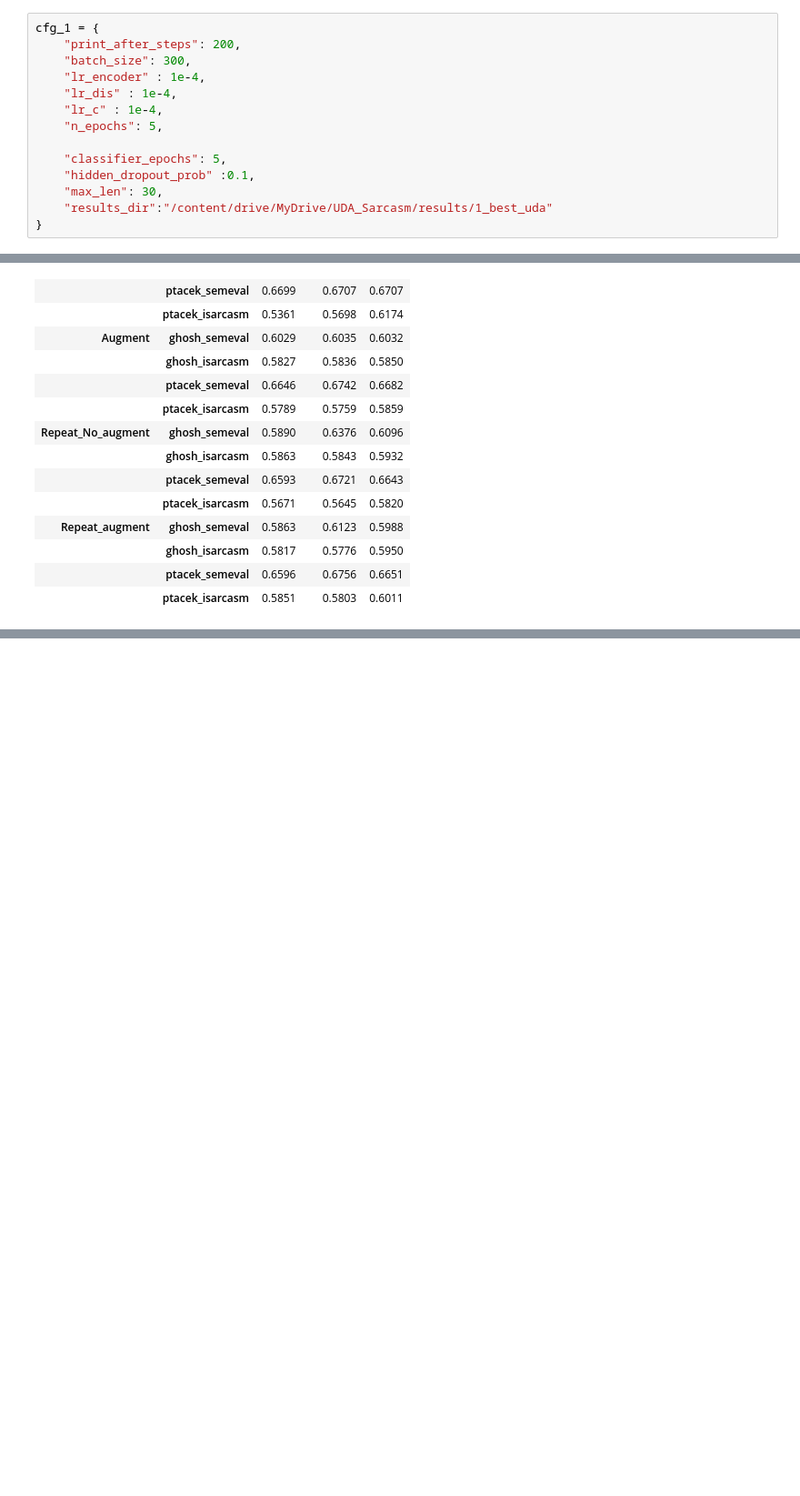
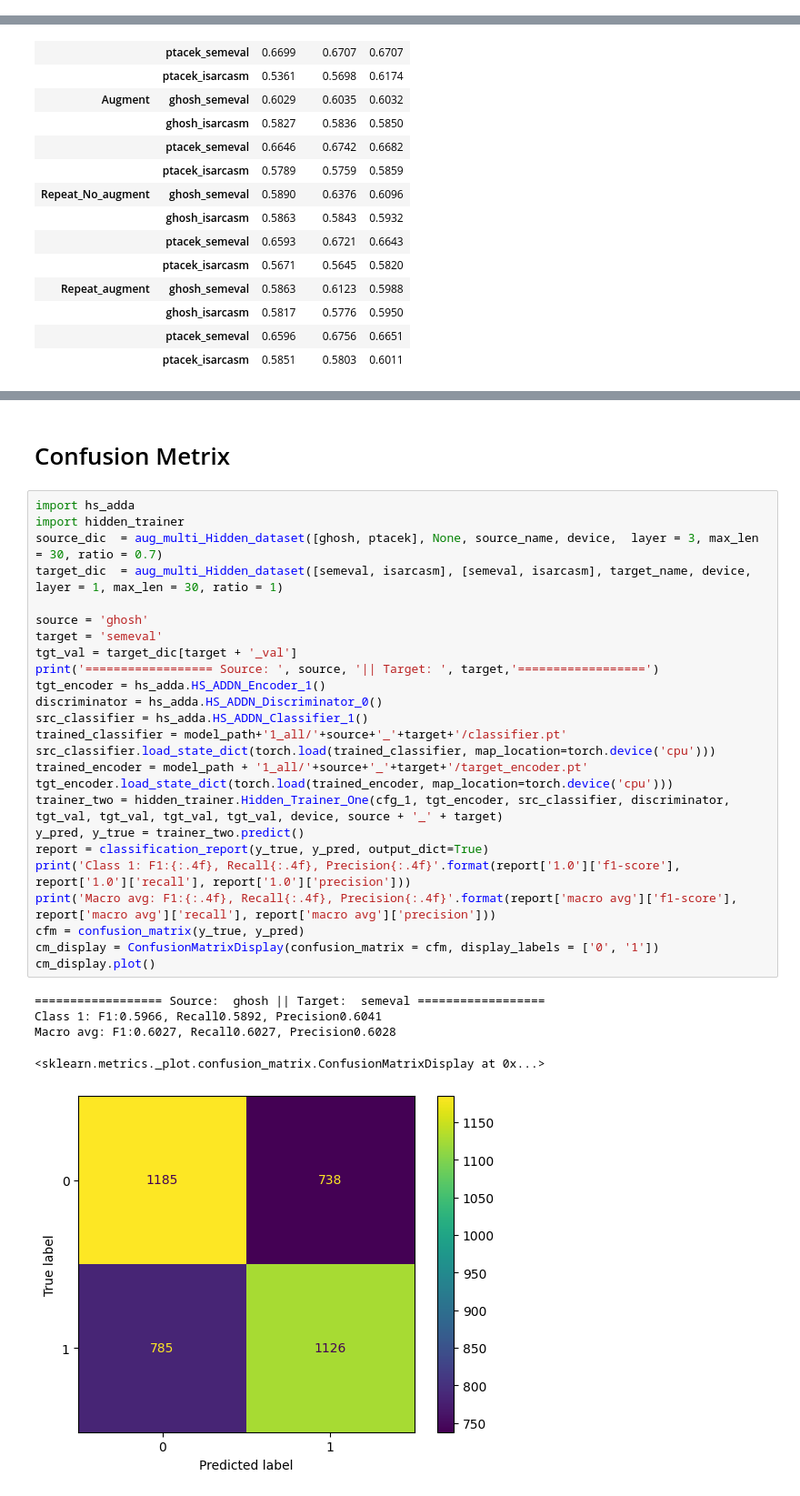
Before and after one commit to Simin404/UDA_Sarcasm, a Jupyter notebook: notebook/reproduce.ipynb, the cells around one changed output, grey strips where cells are left out. Shown at 91% size. Cells and saved outputs as stored; diff of their text form; blank space fills up the shorter version.

```diff
--- a/notebook/reproduce.ipynb
+++ b/notebook/reproduce.ipynb
@@ -71,14 +71,0 @@ Running on device: cuda
-# %%
-cfg_1 = {
-    "print_after_steps": 200,
-    "batch_size": 300,
-    "lr_encoder" : 1e-4,
-    "lr_dis" : 1e-4,
-    "lr_c" : 1e-4,
-    "n_epochs": 5,
-
-    "classifier_epochs": 5,
-    "hidden_dropout_prob" :0.1,
-    "max_len": 30,
-    "results_dir":"/content/drive/MyDrive/UDA_Sarcasm/results/1_best_uda"
-}
@@ -697,0 +1128,33 @@ results
+# %% [markdown]
+# Confusion Metrix
+# %%
+import hs_adda
+import hidden_trainer
+source_dic  = aug_multi_Hidden_dataset([ghosh, ptacek], None, source_name, device,  layer = 3, max_len = 30, ratio = 0.7)
+target_dic  = aug_multi_Hidden_dataset([semeval, isarcasm], [semeval, isarcasm], target_name, device,  layer = 1, max_len = 30, ratio = 1)
+
+source = 'ghosh'
+target = 'semeval'
+tgt_val = target_dic[target + '_val']
+print('================== Source: ', source, '|| Target: ', target,'==================')
+tgt_encoder = hs_adda.HS_ADDN_Encoder_1()
+discriminator = hs_adda.HS_ADDN_Discriminator_0()
+src_classifier = hs_adda.HS_ADDN_Classifier_1()
+trained_classifier = model_path+'1_all/'+source+'_'+target+'/classifier.pt'
+src_classifier.load_state_dict(torch.load(trained_classifier, map_location=torch.device('cpu')))
+trained_encoder = model_path + '1_all/'+source+'_'+target+'/target_encoder.pt'
+tgt_encoder.load_state_dict(torch.load(trained_encoder, map_location=torch.device('cpu')))
+trainer_two = hidden_trainer.Hidden_Trainer_One(cfg_1, tgt_encoder, src_classifier, discriminator, tgt_val, tgt_val, tgt_val, tgt_val, device, source + '_' + target)
+y_pred, y_true = trainer_two.predict()
+report = classification_report(y_true, y_pred, output_dict=True)
+print('Class 1: F1:{:.4f}, Recall{:.4f}, Precision{:.4f}'.format(report['1.0']['f1-score'], report['1.0']['recall'], report['1.0']['precision']))
+print('Macro avg: F1:{:.4f}, Recall{:.4f}, Precision{:.4f}'.format(report['macro avg']['f1-score'], report['macro avg']['recall'], report['macro avg']['precision']))
+cfm = confusion_matrix(y_true, y_pred)
+cm_display = ConfusionMatrixDisplay(confusion_matrix = cfm, display_labels = ['0', '1'])
+cm_display.plot()
+# %% [output]
+================== Source:  ghosh || Target:  semeval ==================
+Class 1: F1:0.5966, Recall0.5892, Precision0.6041
+Macro avg: F1:0.6027, Recall0.6027, Precision0.6028
+<sklearn.metrics._plot.confusion_matrix.ConfusionMatrixDisplay at 0x...>
+[figure, added]
```
Also changed, not shown: parts of 46 cells of this notebook, 19 other files.
